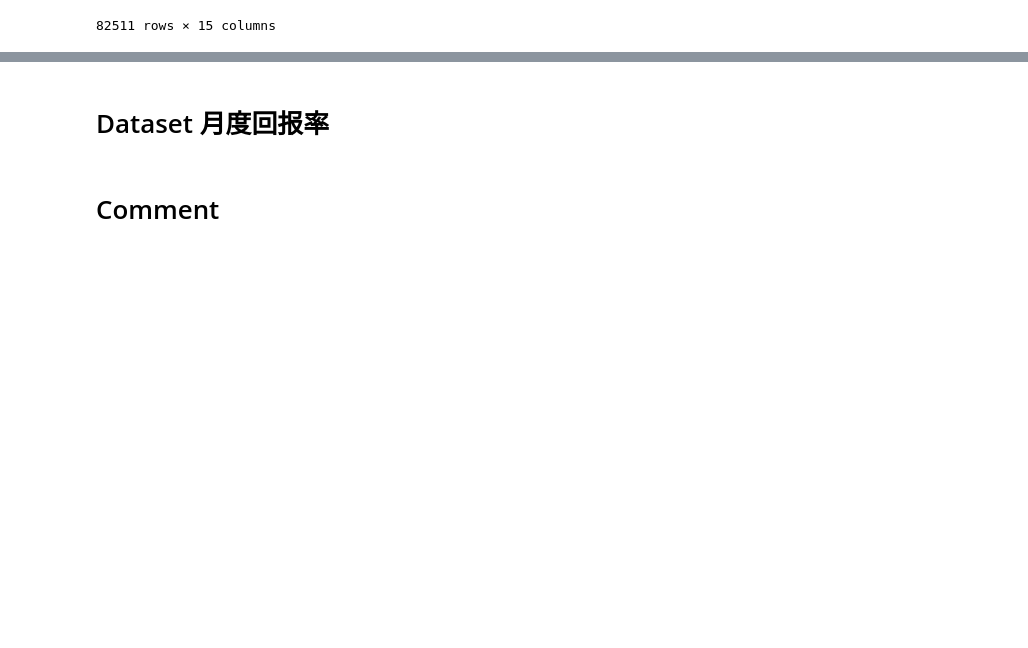
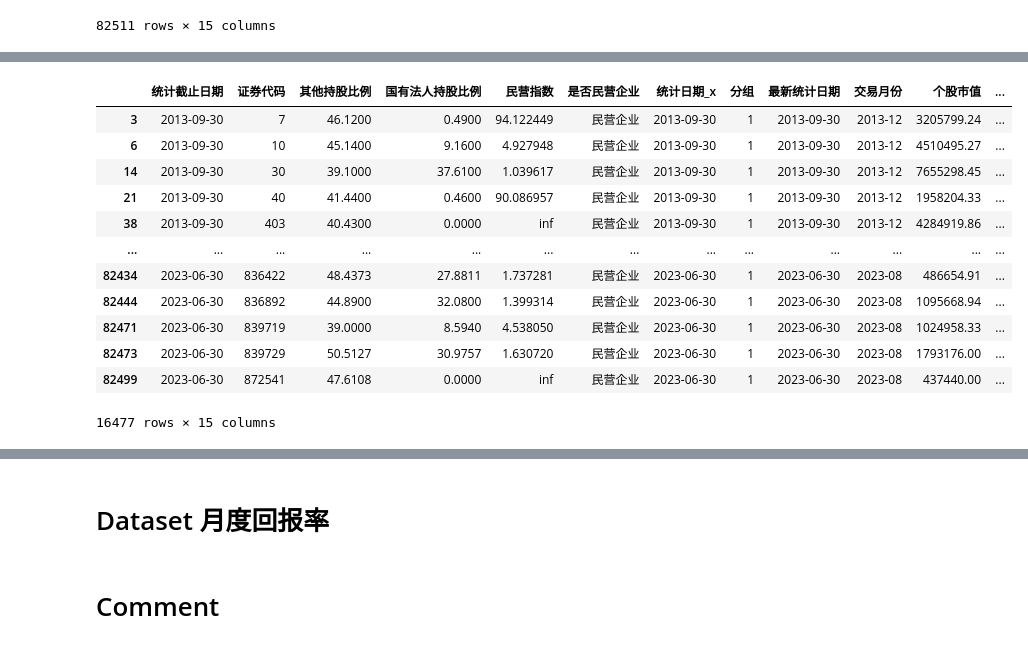
Before and after one commit to Prussia/playJupyter, a Jupyter notebook: testproj/计算加权回报率.ipynb, the cells around one changed output, grey strips where cells are left out. Drawn from its saved outputs; the diff is of its cells as text; code cells hidden in the pictures; blank space fills up the shorter version.

```diff
--- a/testproj/计算加权回报率.ipynb
+++ b/testproj/计算加权回报率.ipynb
@@ -623,0 +692,17 @@ df1_merged_group
+# %%
+df1_merged_group_1 = df1_merged_group[df1_merged_group['分组'] == 1]
+df1_merged_group_1
+# %% [output]
+|  | 统计截止日期 | 证券代码 | 其他持股比例 | 国有法人持股比例 | 民营指数 | 是否民营企业 | 统计日期_x | 分组 | 最新统计日期 | 交易月份 | 个股市值 | ... |
+| 3 | 2013-09-30 | 7 | 46.1200 | 0.4900 | 94.122449 | 民营企业 | 2013-09-30 | 1 | 2013-09-30 | 2013-12 | 3205799.24 | ... |
+| 6 | 2013-09-30 | 10 | 45.1400 | 9.1600 | 4.927948 | 民营企业 | 2013-09-30 | 1 | 2013-09-30 | 2013-12 | 4510495.27 | ... |
+| 14 | 2013-09-30 | 30 | 39.1000 | 37.6100 | 1.039617 | 民营企业 | 2013-09-30 | 1 | 2013-09-30 | 2013-12 | 7655298.45 | ... |
+| 21 | 2013-09-30 | 40 | 41.4400 | 0.4600 | 90.086957 | 民营企业 | 2013-09-30 | 1 | 2013-09-30 | 2013-12 | 1958204.33 | ... |
+| 38 | 2013-09-30 | 403 | 40.4300 | 0.0000 | inf | 民营企业 | 2013-09-30 | 1 | 2013-09-30 | 2013-12 | 4284919.86 | ... |
+| ... | ... | ... | ... | ... | ... | ... | ... | ... | ... | ... | ... | ... |
+| 82434 | 2023-06-30 | 836422 | 48.4373 | 27.8811 | 1.737281 | 民营企业 | 2023-06-30 | 1 | 2023-06-30 | 2023-08 | 486654.91 | ... |
+| 82444 | 2023-06-30 | 836892 | 44.8900 | 32.0800 | 1.399314 | 民营企业 | 2023-06-30 | 1 | 2023-06-30 | 2023-08 | 1095668.94 | ... |
+| 82471 | 2023-06-30 | 839719 | 39.0000 | 8.5940 | 4.538050 | 民营企业 | 2023-06-30 | 1 | 2023-06-30 | 2023-08 | 1024958.33 | ... |
+| 82473 | 2023-06-30 | 839729 | 50.5127 | 30.9757 | 1.630720 | 民营企业 | 2023-06-30 | 1 | 2023-06-30 | 2023-08 | 1793176.00 | ... |
+| 82499 | 2023-06-30 | 872541 | 47.6108 | 0.0000 | inf | 民营企业 | 2023-06-30 | 1 | 2023-06-30 | 2023-08 | 437440.00 | ... |
+16477 rows × 15 columns
```
Also changed, not shown: parts of 13 cells of this notebook.
